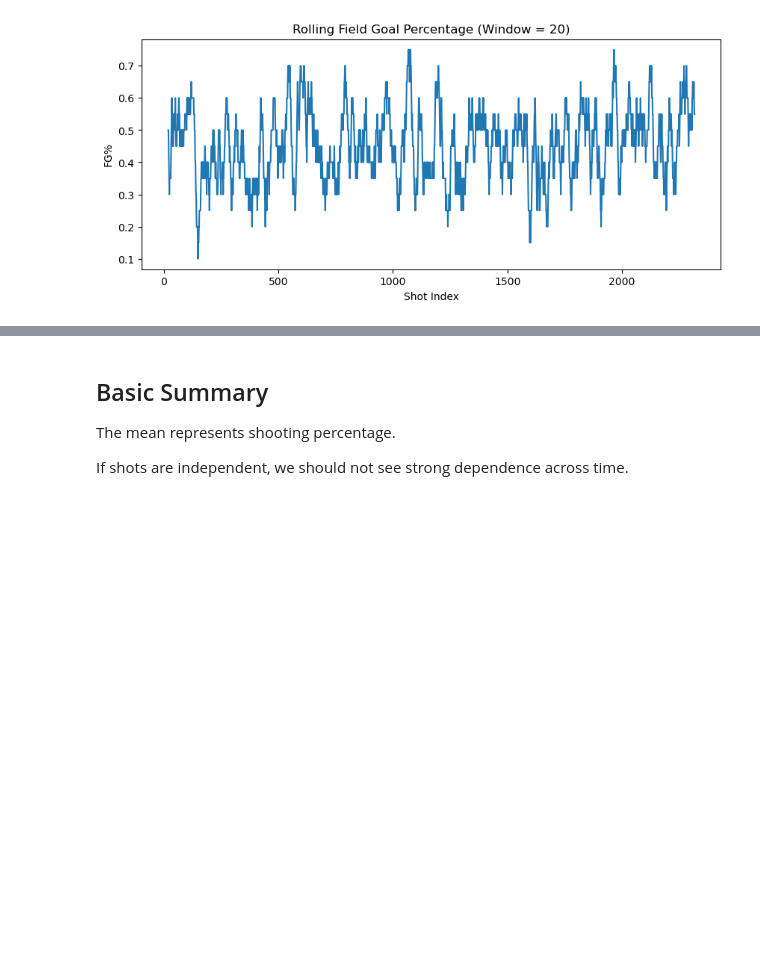
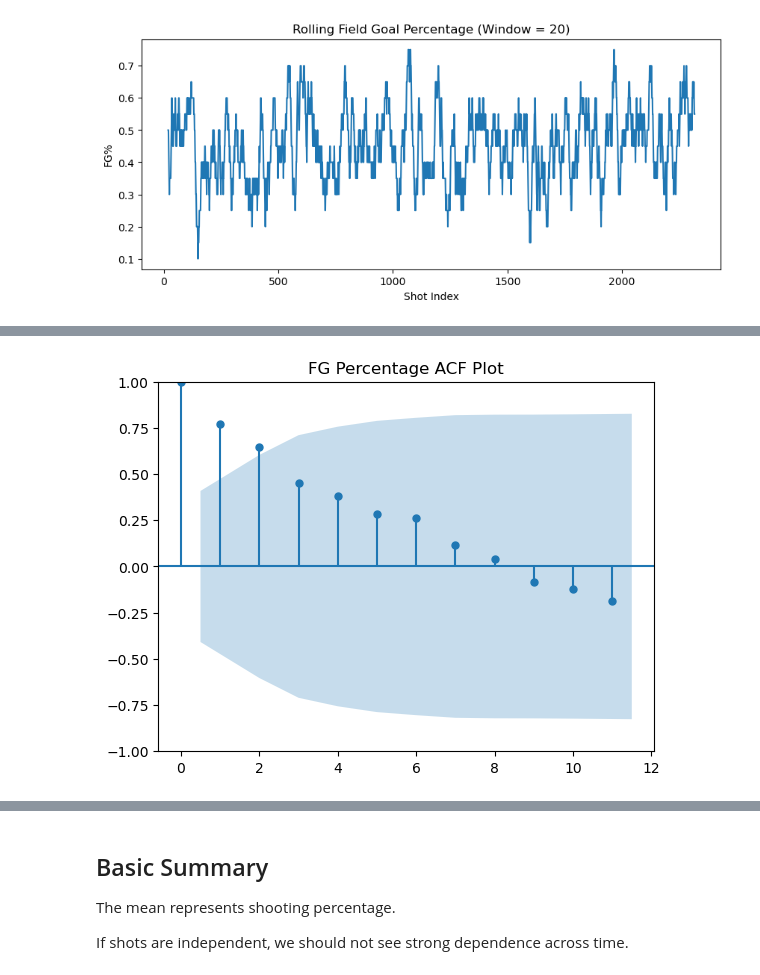
Before and after one commit to lilyhoffman/ds4420, a Jupyter notebook: hot_hands_time_series.ipynb, the cells around one changed output, grey strips where cells are left out. Drawn from its saved outputs; the diff is of its cells as text; code cells hidden in the pictures; blank space fills up the shorter version.

```diff
--- a/hot_hands_time_series.ipynb
+++ b/hot_hands_time_series.ipynb
@@ -156,0 +265,5 @@ plt.show()
+# %%
+plot_acf(one_game['fg_pct'], title = 'FG Percentage ACF Plot')
+plt.show();
+# %% [output]
+[figure, added]
```
Also changed, not shown: parts of 20 cells of this notebook.
